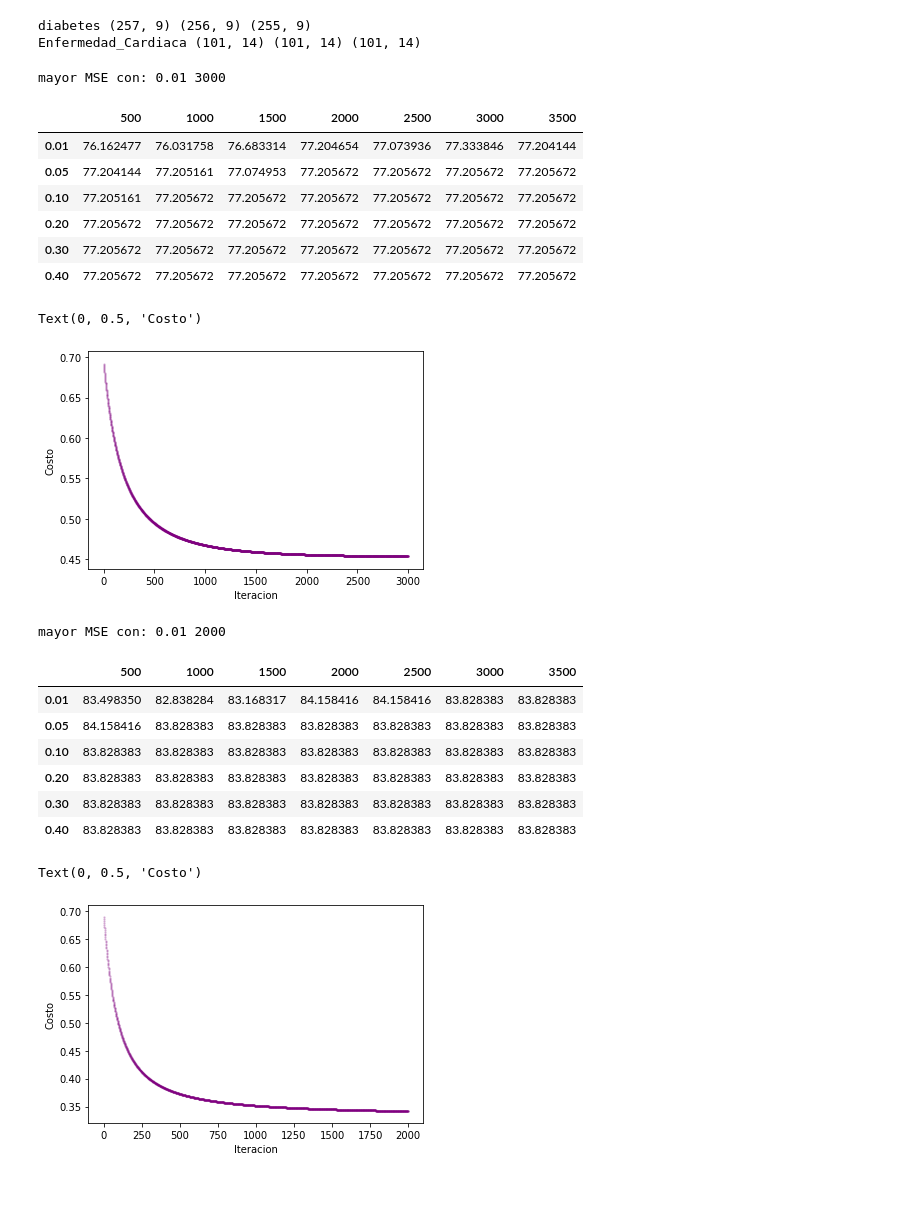
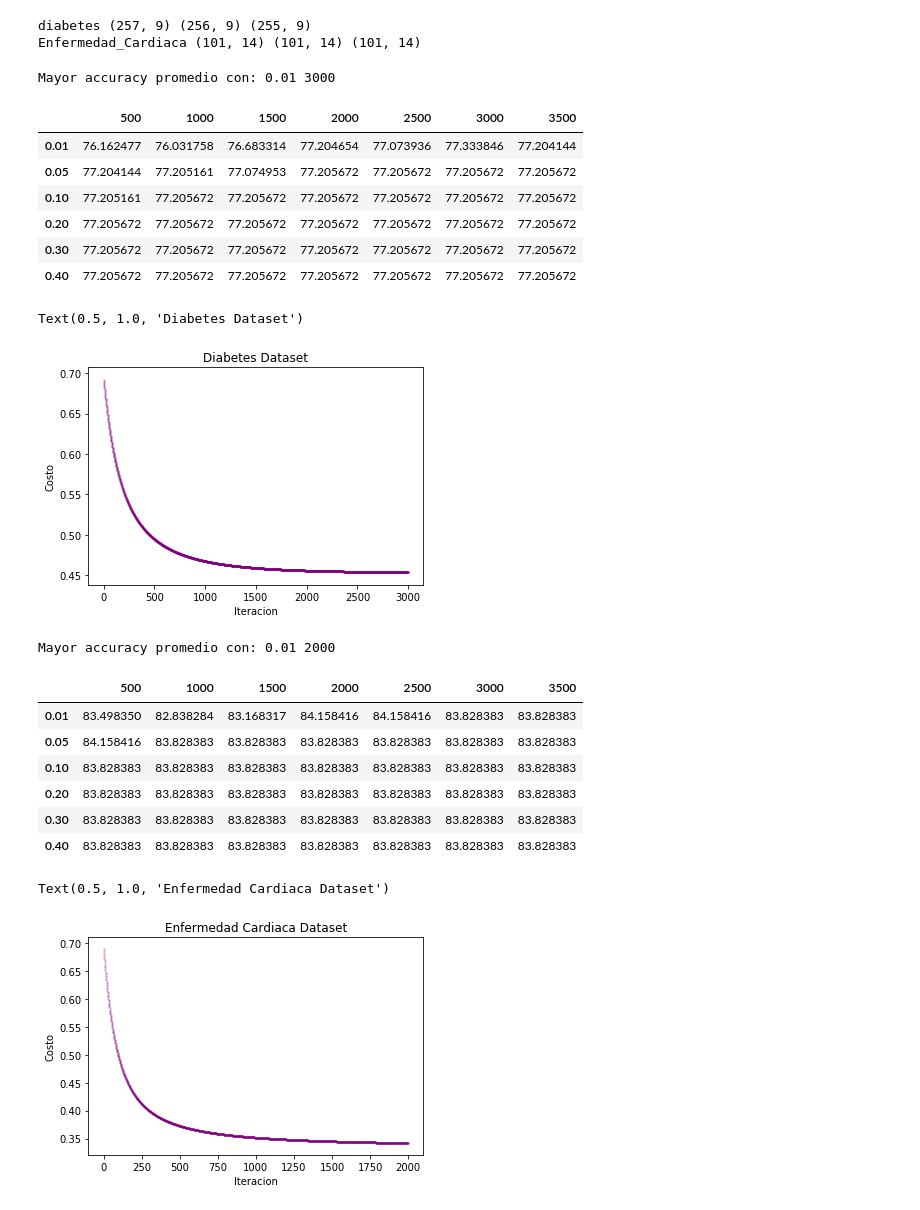
Before and after one commit to juan1t0/Topicos_IA, a Jupyter notebook: Regresion-Logistica.ipynb, the cells around one changed output. Drawn from its saved outputs; the diff is of its cells as text; code cells hidden in the pictures.

```diff
--- a/Regresion-Logistica.ipynb
+++ b/Regresion-Logistica.ipynb
@@ -118,6 +118,8 @@ def Adapt_sets(test_set, train_set):
 D_folds = Get_Folds('Diabetes')
 C_folds = Get_Folds('Enfermedad_Cardiaca')
 # %%
+##  Experimento 1 (1)
+
 iteraciones = [500, 1000, 1500, 2000, 2500, 3000, 3500]
 tasa_aprendizaje = [0.01, 0.05, 0.1, 0.2, 0.3, 0.4]
 K = 3
@@ -141,10 +143,10 @@ for ta in  range(len(tasa_aprendizaje)):
             parametros = (ta, itr)
 
 df1 = pd.DataFrame(data = matrix_ac, index= tasa_aprendizaje, columns = iteraciones)
-print("mayor MSE con:",tasa_aprendizaje[parametros[0]],iteraciones[parametros[1]])
+print("Mayor accuracy promedio con:",tasa_aprendizaje[parametros[0]],iteraciones[parametros[1]])
 df1
 # %% [output]
-mayor MSE con: 0.01 3000
+Mayor accuracy promedio con: 0.01 3000
 |  | 500 | 1000 | 1500 | 2000 | 2500 | 3000 | 3500 |
 | 0.01 | 76.162477 | 76.031758 | 76.683314 | 77.204654 | 77.073936 | 77.333846 | 77.204144 |
 | 0.05 | 77.204144 | 77.205161 | 77.074953 | 77.205672 | 77.205672 | 77.205672 | 77.205672 |
@@ -153,14 +155,19 @@ mayor MSE con: 0.01 3000
 | 0.30 | 77.205672 | 77.205672 | 77.205672 | 77.205672 | 77.205672 | 77.205672 | 77.205672 |
 | 0.40 | 77.205672 | 77.205672 | 77.205672 | 77.205672 | 77.205672 | 77.205672 | 77.205672 |
 # %%
+##  Experimento 2 (1)
+
 _, costos = Gradiente_Descendiente(D_train_x, D_train_y, D_Theta, iteraciones[parametros[1]], tasa_aprendizaje[parametros[0]])
 plt.scatter(np.arange(iteraciones[parametros[1]]),costos,alpha=0.2, c="purple", s=2)
 plt.xlabel('Iteracion')
 plt.ylabel('Costo')
+plt.title('Diabetes Dataset')
 # %% [output]
-Text(0, 0.5, 'Costo')
+Text(0.5, 1.0, 'Diabetes Dataset')
-[figure, old version]
+[figure, new version]
 # %%
+##  Experimento 1 (2)
+
 matrix_ac = np.random.rand(len(tasa_aprendizaje),len(iteraciones),3)
 parametros = (0,0)
 for k in range(K):
@@ -180,10 +187,10 @@ for ta in  range(len(tasa_aprendizaje)):
             parametros = (ta, itr)
 
 df2 = pd.DataFrame(data = matrix_ac, index= tasa_aprendizaje, columns = iteraciones)
-print("mayor MSE con:",tasa_aprendizaje[parametros[0]],iteraciones[parametros[1]])
+print("Mayor accuracy promedio con:",tasa_aprendizaje[parametros[0]],iteraciones[parametros[1]])
 df2
 # %% [output]
-mayor MSE con: 0.01 2000
+Mayor accuracy promedio con: 0.01 2000
 |  | 500 | 1000 | 1500 | 2000 | 2500 | 3000 | 3500 |
 | 0.01 | 83.498350 | 82.838284 | 83.168317 | 84.158416 | 84.158416 | 83.828383 | 83.828383 |
 | 0.05 | 84.158416 | 83.828383 | 83.828383 | 83.828383 | 83.828383 | 83.828383 | 83.828383 |
@@ -192,10 +199,13 @@ mayor MSE con: 0.01 2000
 | 0.30 | 83.828383 | 83.828383 | 83.828383 | 83.828383 | 83.828383 | 83.828383 | 83.828383 |
 | 0.40 | 83.828383 | 83.828383 | 83.828383 | 83.828383 | 83.828383 | 83.828383 | 83.828383 |
 # %%
+##  Experimento 2 (2)
+
 _, costos = Gradiente_Descendiente(C_train_x, C_train_y, C_Theta, iteraciones[parametros[1]], tasa_aprendizaje[parametros[0]])
 plt.scatter(np.arange(iteraciones[parametros[1]]),costos,alpha=0.2, c="purple", s=2)
 plt.xlabel('Iteracion')
 plt.ylabel('Costo')
+plt.title('Enfermedad Cardiaca Dataset')
 # %% [output]
-Text(0, 0.5, 'Costo')
+Text(0.5, 1.0, 'Enfermedad Cardiaca Dataset')
-[figure, old version]
+[figure, new version]
```
